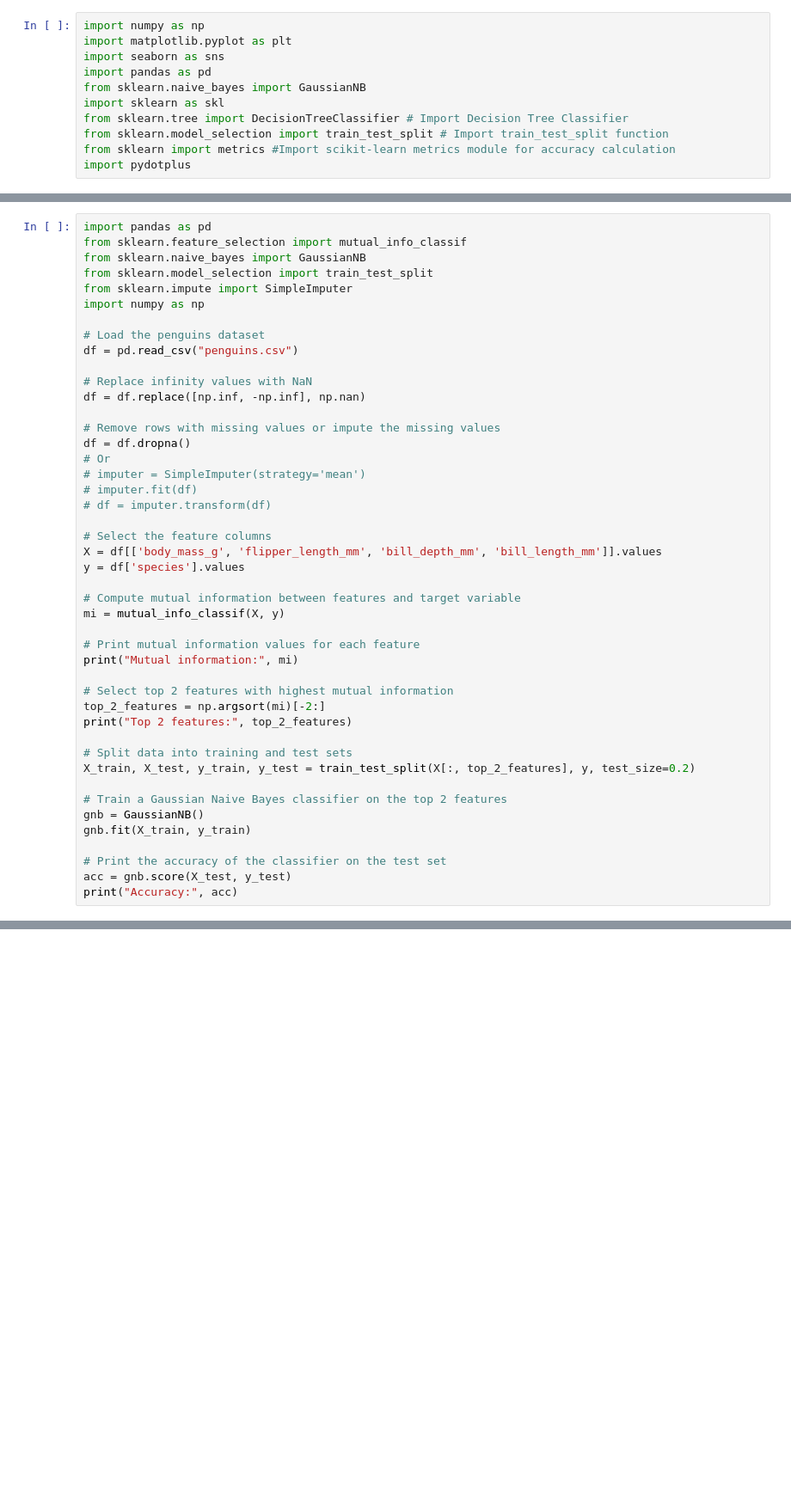
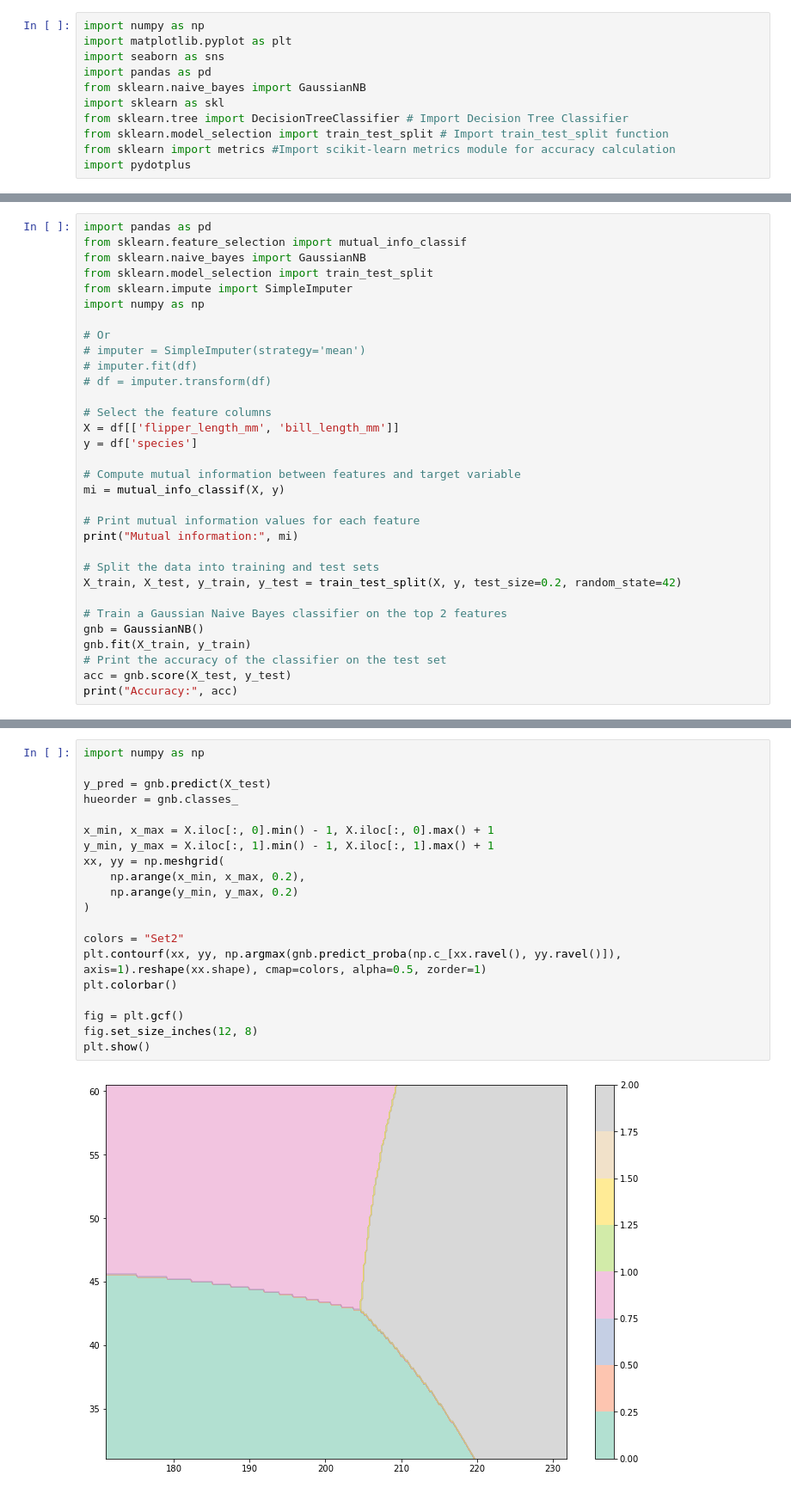
Before and after one commit to yuvalBerghaus/Data_Analysis, a Jupyter notebook: Task4/penguins.ipynb, the cells around one changed output, grey strips where cells are left out. Shown at 86% size. Drawn from its saved outputs; the diff is of its cells as text; blank space fills up the shorter version.

```diff
--- a/Task4/penguins.ipynb
+++ b/Task4/penguins.ipynb
@@ -25,22 +33,14 @@ from sklearn.model_selection import train_test_split
 from sklearn.impute import SimpleImputer
 import numpy as np
 
-# Load the penguins dataset
-df = pd.read_csv("penguins.csv")
-
-# Replace infinity values with NaN
-df = df.replace([np.inf, -np.inf], np.nan)
-
-# Remove rows with missing values or impute the missing values
-df = df.dropna()
 # Or
 # imputer = SimpleImputer(strategy='mean')
 # imputer.fit(df)
 # df = imputer.transform(df)
 
 # Select the feature columns
-X = df[['body_mass_g', 'flipper_length_mm', 'bill_depth_mm', 'bill_length_mm']].values
-y = df['species'].values
+X = df[['flipper_length_mm', 'bill_length_mm']]
+y = df['species']
 
 # Compute mutual information between features and target variable
 mi = mutual_info_classif(X, y)
@@ -48,17 +48,12 @@ mi = mutual_info_classif(X, y)
 # Print mutual information values for each feature
 print("Mutual information:", mi)
 
-# Select top 2 features with highest mutual information
-top_2_features = np.argsort(mi)[-2:]
-print("Top 2 features:", top_2_features)
-
-# Split data into training and test sets
-X_train, X_test, y_train, y_test = train_test_split(X[:, top_2_features], y, test_size=0.2)
+# Split the data into training and test sets
+X_train, X_test, y_train, y_test = train_test_split(X, y, test_size=0.2, random_state=42)
 
 # Train a Gaussian Naive Bayes classifier on the top 2 features
 gnb = GaussianNB()
 gnb.fit(X_train, y_train)
-
 # Print the accuracy of the classifier on the test set
 acc = gnb.score(X_test, y_test)
 print("Accuracy:", acc)
@@ -91,0 +65,22 @@ y_penguins = encoder.fit_transform(y_penguins)
+# %%
+import numpy as np
+
+y_pred = gnb.predict(X_test)
+hueorder = gnb.classes_
+
+x_min, x_max = X.iloc[:, 0].min() - 1, X.iloc[:, 0].max() + 1
+y_min, y_max = X.iloc[:, 1].min() - 1, X.iloc[:, 1].max() + 1
+xx, yy = np.meshgrid(
+    np.arange(x_min, x_max, 0.2),
+    np.arange(y_min, y_max, 0.2)
+)
+
+colors = "Set2"
+plt.contourf(xx, yy, np.argmax(gnb.predict_proba(np.c_[xx.ravel(), yy.ravel()]), axis=1).reshape(xx.shape), cmap=colors, alpha=0.5, zorder=1)
+plt.colorbar()
+
+fig = plt.gcf()
+fig.set_size_inches(12, 8)
+plt.show()
+# %% [output]
+[figure, added]
```
Also changed, not shown: parts of 24 cells of this notebook.
